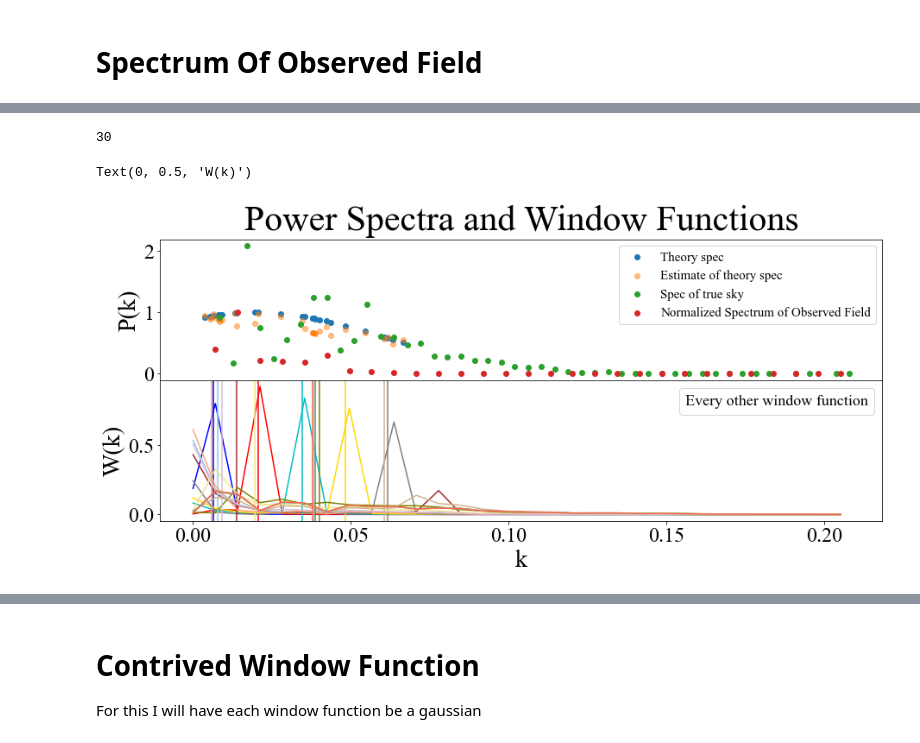
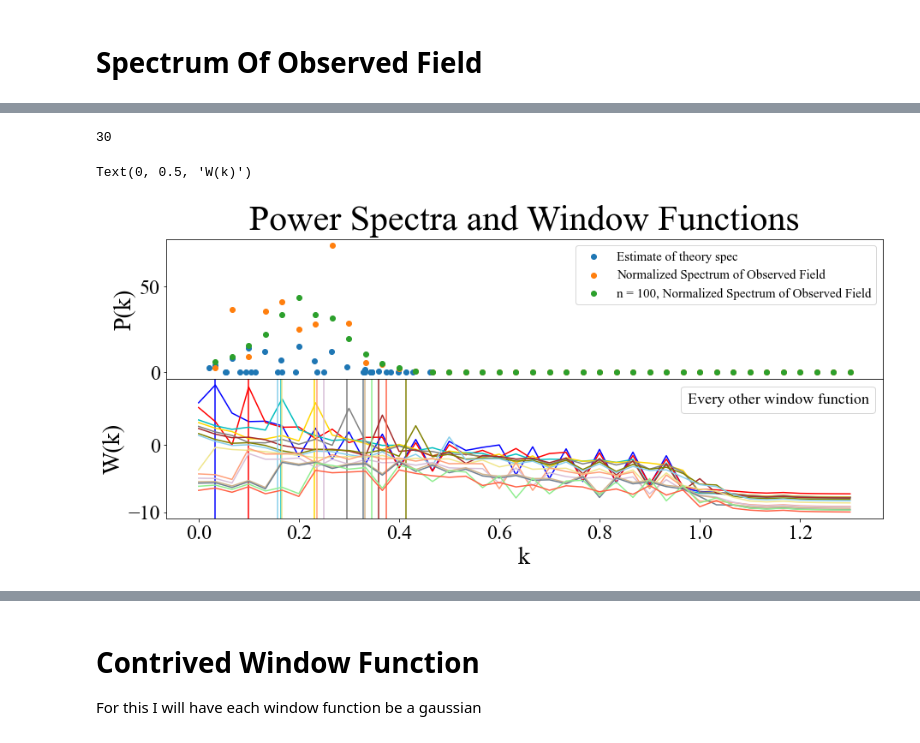
Before and after one commit to hannahfro/Hannah-Msc, a Jupyter notebook: HERA Hack/Testing Window Function.ipynb, the cells around one changed output, grey strips where cells are left out. Drawn from its saved outputs; the diff is of its cells as text; code cells hidden in the pictures.

```diff
--- a/HERA Hack/Testing Window Function.ipynb
+++ b/HERA Hack/Testing Window Function.ipynb
@@ -74,8 +83,8 @@ plt.plot(x,ps(x))
 # Spectrum Of Observed Field
 # %%
 ################### MAKE UNIVERSE STUFF ################
-Ly = 200
-Lx = 200
+Ly = 100
+Lx = 100
 
 make_uni = make_universe.universe(ps,obs.sky_shape[0],obs.sky_shape[1],Ly,Lx, mean = 0) #100 Mpc by 100Mpc
 
@@ -115,2 +129,4 @@ plt.xlim(0,0.3)
 # %%
-kk_universe,edges_universe ,p_universe = window.compute_pspec_estimate(ps)
+kk_universe,edges_universe ,pk_universe = window.compute_pspec_estimate(ps)
+
+print(kk_universe,pk_universe)
@@ -136,8 +178,10 @@ plt.colorbar()
 # %%
 ######### POWER SPECTRUM STUFF ###########
 
-power_spec = pspec.Power_Spectrum(square_sky,100,100,30,False) #100 Mpc by 100Mpc --> have to scale fft I think
+power_spec = pspec.Power_Spectrum(square_sky,100,100,40,False) #100 Mpc by 100Mpc --> have to scale fft I think
 pk_hera = power_spec.compute_2D_pspec()
 
 plt.plot(pk_hera[0],pk_hera[1])
+
+print(pk_hera[1])
 # %% [output]
@@ -145,0 +206,15 @@ plt.plot(pk_hera[0],pk_hera[1])
+# %%
+nreal = 100
+
+sum_spec = np.zeros(39)
+
+for i in range(nreal):
+    universe = make_uni.make_2D_universe()
+    stacked_sky = np.hstack(universe.T)
+    sky = np.real(obs.convolve_map(stacked_sky,None,None))
+    square_sky = np.reshape(sky,(30,30)).T
+    power_spec_telescope = pspec.Power_Spectrum(square_sky,100,100,nbins = 40,log = False) #100 Mpc by 100Mpc --> have to scale fft I think
+    pk_telescope = power_spec_telescope.compute_2D_pspec()
+    sum_spec += pk_telescope[1]
+
+averaged = sum_spec/nreal
@@ -146,33 +240,36 @@ plt.plot(pk_hera[0],pk_hera[1])
 # %%
 fig, ax = plt.subplots(2, 1, figsize = (15,6),sharex='col', sharey='row', gridspec_kw={'hspace': 0, 'wspace': 0})
 
-ax[0].scatter(kk_universe,ps(kk_universe), label = 'Theory spec')
+# ax[0].scatter(kk_universe,ps(kk_universe), label = 'Theory spec')
 # ax[0].scatter(kk,pk/max(pk), label = 'Estimate of theory spec -- 50th percentile ')
 # ax[0].scatter(edges[:30],pk, label = 'estimate -- bin edge')
-ax[0].scatter(kk_universe,p_universe ,alpha = 0.5 ,label = 'Estimate of theory spec')
-ax[0].scatter(p_k[0],p_k[1],label = 'Spec of true sky' )
-ax[0].scatter(pk_hera[0],pk_hera[1]/max(pk_hera[1]), label = 'Normalized Spectrum of Observed Field')
+ax[0].scatter(kk_universe[:40],pk_universe ,label = 'Estimate of theory spec')
+# ax[0].scatter(p_k[0],p_k[1],label = 'Spec of true sky' )
+ax[0].scatter(pk_hera[0],pk_hera[1], label = 'Normalized Spectrum of Observed Field')
+ax[0].scatter(pk_hera[0],averaged, label = 'n = 100, Normalized Spectrum of Observed Field')
+
+
 ax[0].set_ylabel('P(k)',fontsize = 28)
 ax[0].legend(fontsize = 15)
 ax[0].set_title('Power Spectra and Window Functions',fontsize = 42 , y = 1.03)
 
 
 color = ['k','b','g','r','y','c','m','gold','w','grey','lime','brown','violet','olive','coral','skyblue','linen','khaki','silver','lightsalmon','blueviolet','thistle','peru','tan','aquamarine','slategray','navy','lightgreen','darkred','tomato']
 indices = [1,3,5,7,9,11,13,15,17,19,21,23,25,27,29]
 
 print(len(color))
 for i in indices:
-    ax[1].plot(edges_universe[:30],window.window_binned[i],c = color[i])
+    ax[1].plot(edges_universe[:40],np.log(window.window_binned[i]),c = color[i])
     ax[1].axvline(window.k_to_plot[i], c = color[i])
 
 
 ax[1].legend(['Every other window function'], fontsize = 18, handletextpad=0, handlelength=0)
 ax[1].set_xlabel('k',fontsize = 28)
 ax[1].set_ylabel('W(k)',fontsize = 28)
 # %% [output]
 30
 Text(0, 0.5, 'W(k)')
-[figure, old version]
+[figure, new version]
 # %%
 square_sky = np.reshape(sky,(50,30)).T
 plt.imshow(square_sky)
```
Also changed, not shown: parts of 31 cells of this notebook, 22 other files.
